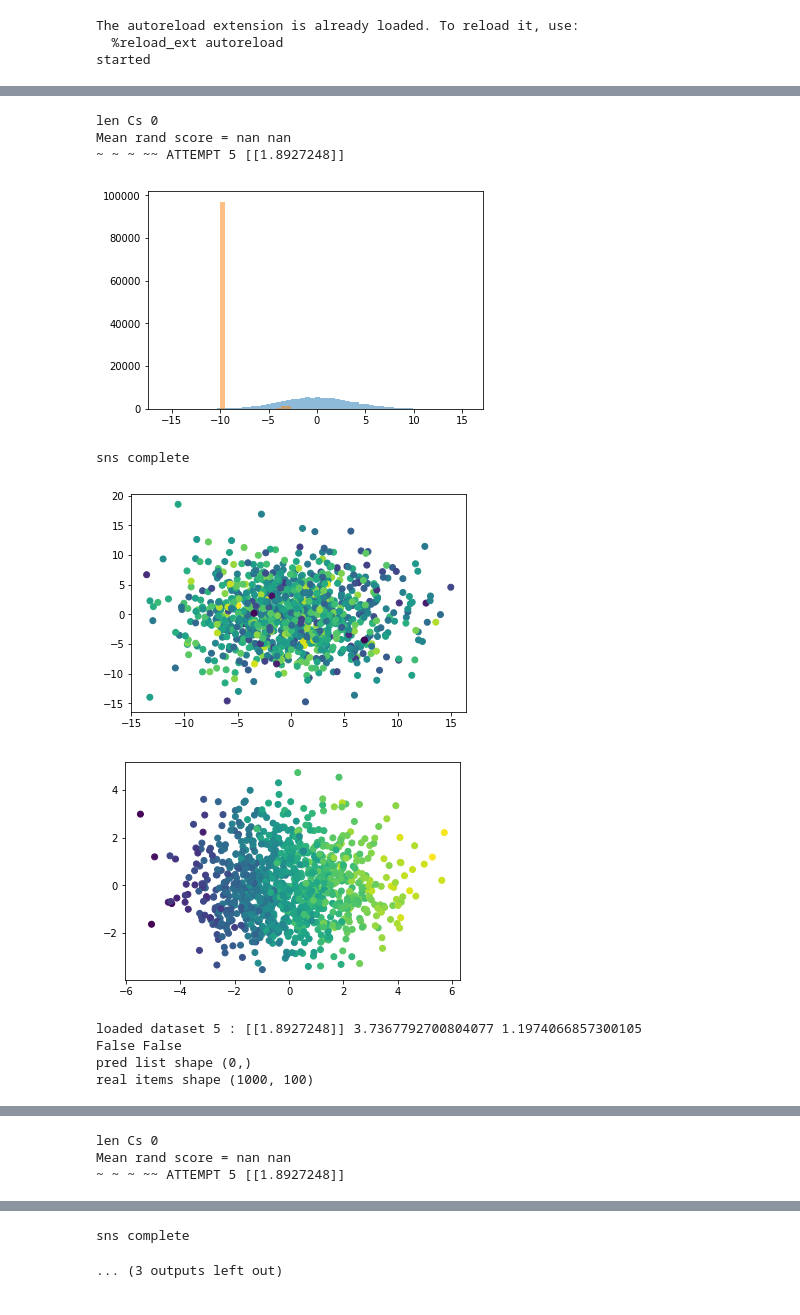
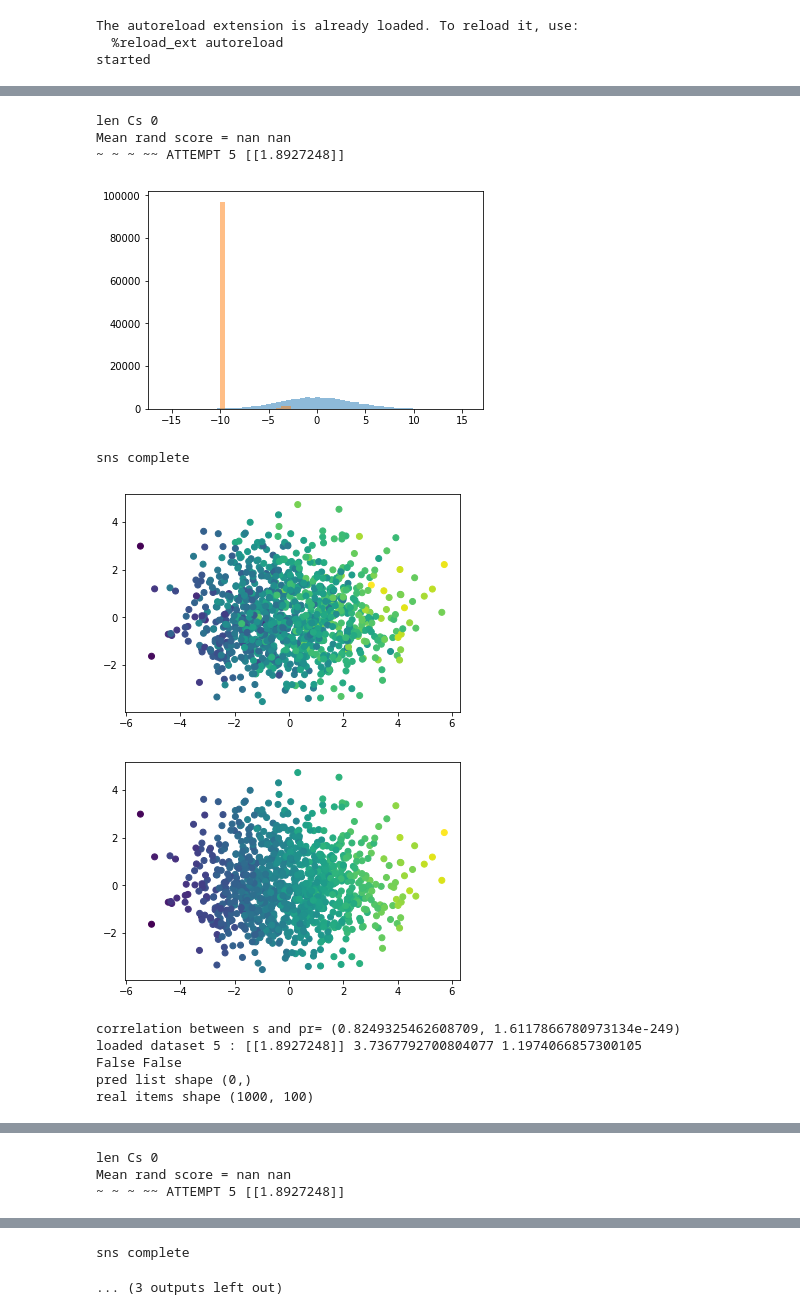
Before and after one commit to rjm49/mltm, a Jupyter notebook: next_gen/MEASURING_SIMILARITY.ipynb, the cells around one changed output, grey strips where cells are left out. Drawn from its saved outputs; the diff is of its cells as text; code cells hidden in the pictures.

```diff
--- a/next_gen/MEASURING_SIMILARITY.ipynb
+++ b/next_gen/MEASURING_SIMILARITY.ipynb
@@ -758,20 +758,45 @@ for (n_students, n_questions) in sq_nums:
 
 
                         tx = PCA(n_components=2)
-#                         for prob_row in probs:
+                        mean_probs = []
+                        for prob_row in probs:
+                            mean_probs.append(numpy.mean(prob_row))
+
 #                             print(numpy.round(prob_row,2), numpy.mean(prob_row))
+                        mean_proficiencies = []
+                        for s_row in students2:
+                            mean_proficiencies.append(numpy.mean(s_row))
 
-#                         alphaz = numpy.sqrt(numpy.sum(students2**2, axis=1))
-                        alphaz = numpy.median(probs, axis=1)
 
-                        sts_txd = tx.fit_transform(students2)
-                        plt.scatter(x=sts_txd[:,0], y=sts_txd[:,1], c=alphaz)
+                        for prob_row, s_row in zip(probs, students2):
+                            numpy.mean(prob_row)
+
+                        import scipy
+                        from sklearn.preprocessing import minmax_scale
+
+#                         alphaz = numpy.mean(students2, axis=1)
+
+
+                        sts_scaled = minmax_scale(students2)
+                        #alphaz = numpy.sqrt(numpy.sum(students2**2, axis=1))
+#                         sts_txd = tx.fit_transform(sts_scaled)
+#                         plt.scatter(x=sts_txd[:,0], y=sts_txd[:,1], c=alphaz)
+#                         plt.show()
+
+                        p_alphaz = numpy.mean(probs, axis=1)
+                        s_alphaz = numpy.mean(students2, axis=1)
+
+#                         probs_txd = tx.fit_transform(probs)
+                        plt.scatter(x=probs_txd[:,0], y=probs_txd[:,1], c=s_alphaz)
+#                         plt.scatter(x=students2[:,0], y=students2[:,1], c=s_alphaz)
                         plt.show()
 
-                        probs_txd = tx.fit_transform(probs)
-                        plt.scatter(x=probs_txd[:,0], y=probs_txd[:,1], c=alphaz)
+                        plt.scatter(x=probs_txd[:,0], y=probs_txd[:,1], c=p_alphaz)
+#                         plt.scatter(x=students2[:,0], y=students2[:,1], c=p_alphaz)
                         plt.show()
 
+                        pearson_r = scipy.stats.pearsonr(mean_proficiencies, mean_probs)
+                        print("correlation between s and pr=", pearson_r)
 #                         class_weights = None
 #     #                     data_cache[tup] = (students_temp, qz_temp, (pfz, sz, qz),(vpfz, vsz, vqz), class_weights)
 
@@ -790,35 +815,36 @@ for (n_students, n_questions) in sq_nums:
 #                         print(pred_probs)
 #                         pred_list.append(pred_probs)
 #                         model_list.append(m2)
 
 #                 #     qg = q_gates.get_weights()[0]
 #                 #     qg_list.append(qg)
 #                 #     if qn_av is None:
 #                 #         qn_av = numpy.mean(qws2)
 
 #                         sparss.append(spars)
 #                         sws_list.append(sws2)
 #                         qws_list.append(qws2)
 #                         tup = (n_factors, min_active, max_active, emb_w, nn_mode, loss_mode, sws_list, qws_list, model_list, real_stu_list, real_que_list, test_datasets, params_list, sparss)
 #         #                 reportz.append(zlib.compress(pickle.dumps(tup)))
 #         #                 print(perseverance_list)
 
 #                     reportz.append(tup)
 print("finished")
 # %% [output]
 10000 students, 1000 questions
 loaded dataset 5 : [[1.8927248]] 3.7367792700804077 1.1974066857300105
 False False
 pred list shape (0,)
 real items shape (1000, 100)
 [figure]
 len Cs 0
 Mean rand score = nan nan
 ~ ~ ~ ~~ ATTEMPT 5 [[1.8927248]]
 [figure]
 sns complete
-[figure, old version]
+[figure, new version]
-[figure, old version]
+[figure, new version]
+correlation between s and pr= (0.8249325462608709, 1.6117866780973134e-249)
 loaded dataset 5 : [[1.8927248]] 3.7367792700804077 1.1974066857300105
 False False
 pred list shape (0,)
```
Also changed, not shown: parts of 1 cell of this notebook, 1 other file.
